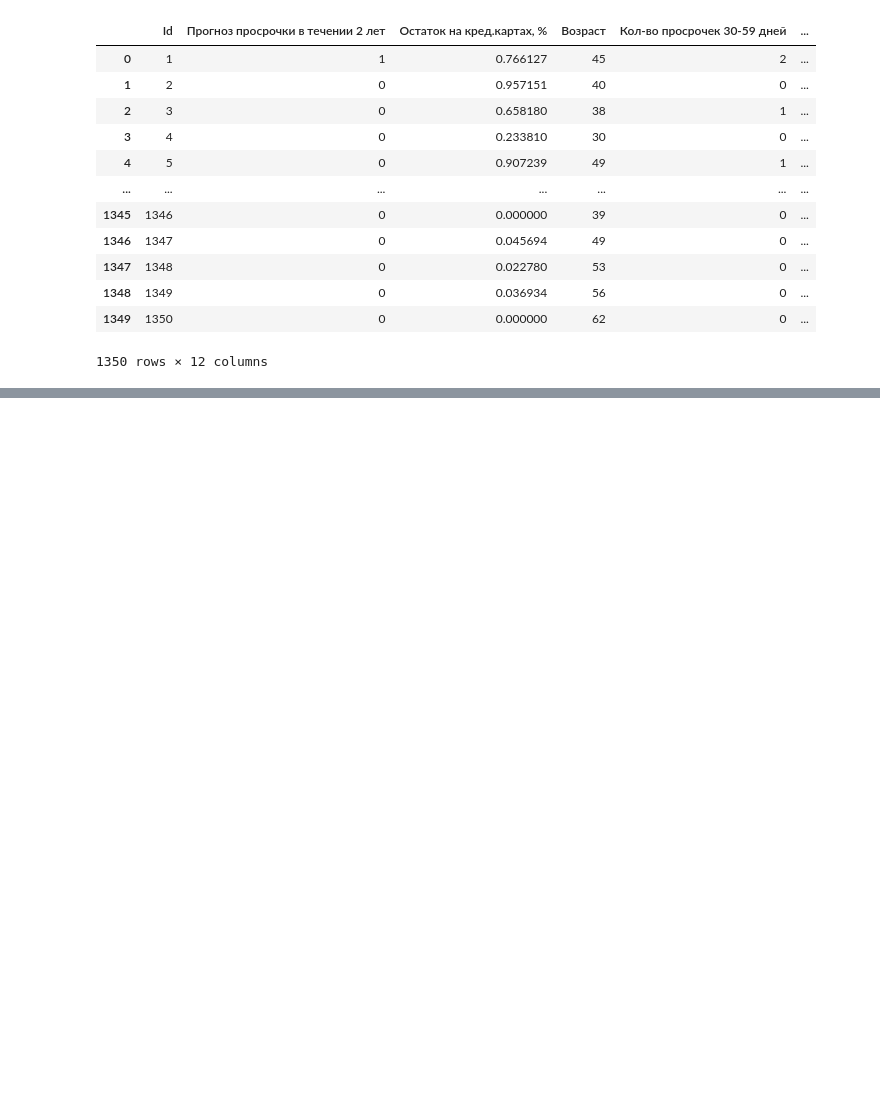
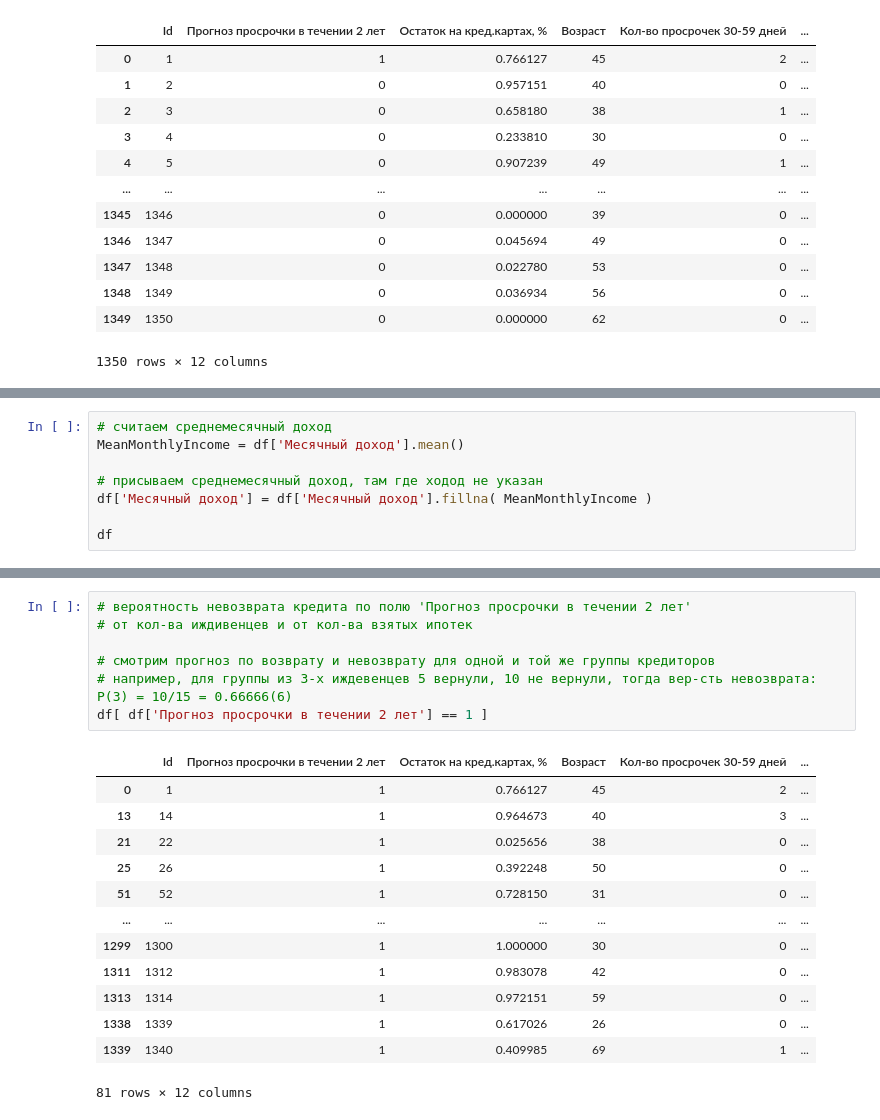
Before and after one commit to kimve1969/mgu_ds_cours, a Jupyter notebook: semestr 2.1/task 1/semestr_2_1_task_1.ipynb, the cells around one changed output, grey strips where cells are left out. Cells and saved outputs as stored; diff of their text form; blank space fills up the shorter version.

```diff
--- a/semestr 2.1/task 1/semestr_2_1_task_1.ipynb
+++ b/semestr 2.1/task 1/semestr_2_1_task_1.ipynb
@@ -140,0 +138,8 @@ df
+# %%
+# считаем среднемесячный доход
+MeanMonthlyIncome = df['Месячный доход'].mean()
+
+# присываем среднемесячный доход, там где ходод не указан
+df['Месячный доход'] = df['Месячный доход'].fillna( MeanMonthlyIncome )
+
+df
@@ -140,0 +160,21 @@ df
+# %%
+# вероятность невозврата кредита по полю 'Прогноз просрочки в течении 2 лет'
+# от кол-ва иждивенцев и от кол-ва взятых ипотек
+
+# смотрим прогноз по возврату и невозврату для одной и той же группы кредиторов
+# например, для группы из 3-х иждевенцев 5 вернули, 10 не вернули, тогда вер-сть невозврата: Р(3) = 10/15 = 0.66666(6)
+df[ df['Прогноз просрочки в течении 2 лет'] == 1 ]
+# %% [output]
+|  | Id | Прогноз просрочки в течении 2 лет | Остаток на кред.картах, % | Возраст | Кол-во просрочек 30-59 дней | ... |
+| 0 | 1 | 1 | 0.766127 | 45 | 2 | ... |
+| 13 | 14 | 1 | 0.964673 | 40 | 3 | ... |
+| 21 | 22 | 1 | 0.025656 | 38 | 0 | ... |
+| 25 | 26 | 1 | 0.392248 | 50 | 0 | ... |
+| 51 | 52 | 1 | 0.728150 | 31 | 0 | ... |
+| ... | ... | ... | ... | ... | ... | ... |
+| 1299 | 1300 | 1 | 1.000000 | 30 | 0 | ... |
+| 1311 | 1312 | 1 | 0.983078 | 42 | 0 | ... |
+| 1313 | 1314 | 1 | 0.972151 | 59 | 0 | ... |
+| 1338 | 1339 | 1 | 0.617026 | 26 | 0 | ... |
+| 1339 | 1340 | 1 | 0.409985 | 69 | 1 | ... |
+81 rows × 12 columns
```
Also changed, not shown: parts of 16 cells of this notebook.
